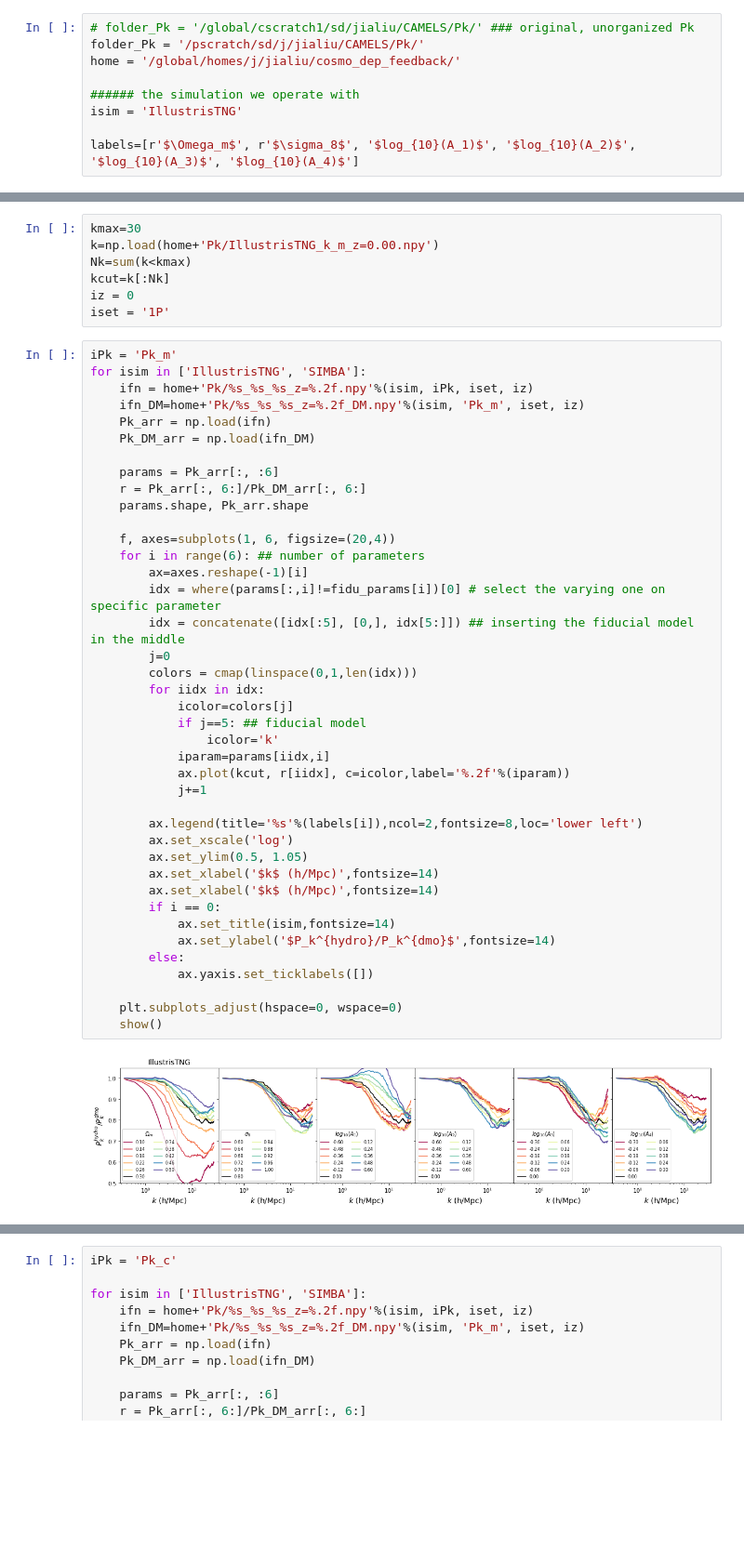
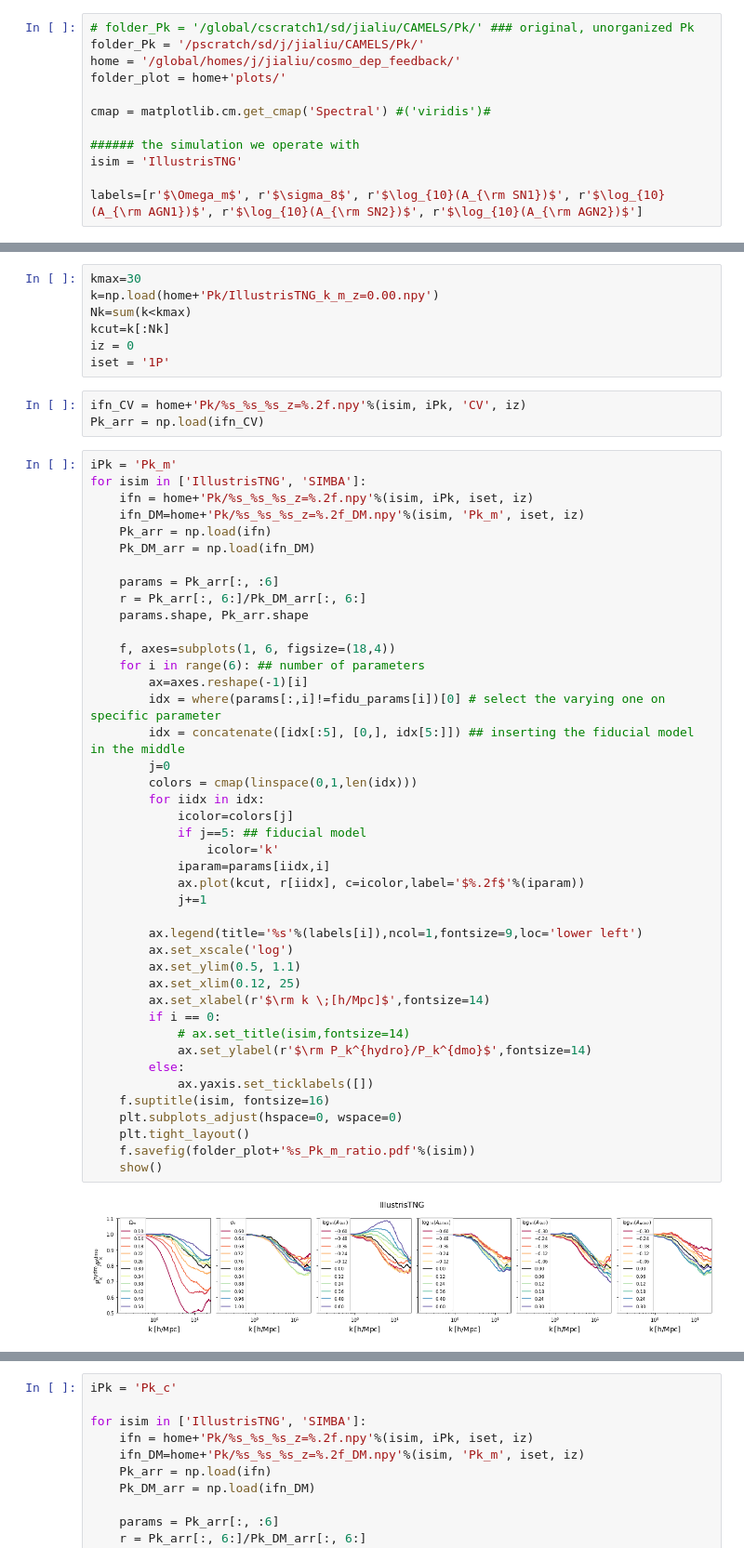
Before and after one commit to liuxx479/cosmo_dep_feedback, a Jupyter notebook: Pk_1P.ipynb, the cells around one changed output, grey strips where cells are left out. Shown at 93% size. Saved outputs shown, nothing was run; the diff lists cells and outputs as text; blank space fills up the shorter version.

Commit message:
update 1P plots

```diff
--- a/Pk_1P.ipynb
+++ b/Pk_1P.ipynb
@@ -10,11 +10,14 @@ import pickle
 # folder_Pk = '/global/cscratch1/sd/jialiu/CAMELS/Pk/' ### original, unorganized Pk
 folder_Pk = '/pscratch/sd/j/jialiu/CAMELS/Pk/'
 home = '/global/homes/j/jialiu/cosmo_dep_feedback/'
+folder_plot = home+'plots/'
+
+cmap = matplotlib.cm.get_cmap('Spectral') #('viridis')#
 
 ###### the simulation we operate with
 isim = 'IllustrisTNG'
 
-labels=[r'$\Omega_m$', r'$\sigma_8$', '$log_{10}(A_1)$', '$log_{10}(A_2)$', '$log_{10}(A_3)$', '$log_{10}(A_4)$']
+labels=[r'$\Omega_m$', r'$\sigma_8$', r'$\log_{10}(A_{\rm SN1})$', r'$\log_{10}(A_{\rm AGN1})$', r'$\log_{10}(A_{\rm SN2})$', r'$\log_{10}(A_{\rm AGN2})$']
 # %%
 ### fixed parameters:
 Omega_b = 0.049
@@ -33,45 +39,50 @@ Nk=sum(k<kmax)
 kcut=k[:Nk]
 iz = 0
 iset = '1P'
+# %%
+ifn_CV = home+'Pk/%s_%s_%s_z=%.2f.npy'%(isim, iPk, 'CV', iz)
+Pk_arr = np.load(ifn_CV)
 # %%
 iPk = 'Pk_m'
 for isim in ['IllustrisTNG', 'SIMBA']:
     ifn = home+'Pk/%s_%s_%s_z=%.2f.npy'%(isim, iPk, iset, iz)
     ifn_DM=home+'Pk/%s_%s_%s_z=%.2f_DM.npy'%(isim, 'Pk_m', iset, iz)
     Pk_arr = np.load(ifn)
     Pk_DM_arr = np.load(ifn_DM)
 
     params = Pk_arr[:, :6]
     r = Pk_arr[:, 6:]/Pk_DM_arr[:, 6:]
     params.shape, Pk_arr.shape
 
-    f, axes=subplots(1, 6, figsize=(20,4))
+    f, axes=subplots(1, 6, figsize=(18,4))
     for i in range(6): ## number of parameters
         ax=axes.reshape(-1)[i]
         idx = where(params[:,i]!=fidu_params[i])[0] # select the varying one on specific parameter
         idx = concatenate([idx[:5], [0,], idx[5:]]) ## inserting the fiducial model in the middle
         j=0
         colors = cmap(linspace(0,1,len(idx)))
         for iidx in idx:
             icolor=colors[j]
             if j==5: ## fiducial model
                 icolor='k'
             iparam=params[iidx,i]
-            ax.plot(kcut, r[iidx], c=icolor,label='%.2f'%(iparam))
+            ax.plot(kcut, r[iidx], c=icolor,label='$%.2f$'%(iparam))
             j+=1
 
-        ax.legend(title='%s'%(labels[i]),ncol=2,fontsize=8,loc='lower left')
+        ax.legend(title='%s'%(labels[i]),ncol=1,fontsize=9,loc='lower left')
         ax.set_xscale('log')
-        ax.set_ylim(0.5, 1.05)
-        ax.set_xlabel('$k$ (h/Mpc)',fontsize=14)
-        ax.set_xlabel('$k$ (h/Mpc)',fontsize=14)
+        ax.set_ylim(0.5, 1.1)
+        ax.set_xlim(0.12, 25)
+        ax.set_xlabel(r'$\rm k \;[h/Mpc]$',fontsize=14)
         if i == 0:
-            ax.set_title(isim,fontsize=14)
-            ax.set_ylabel('$P_k^{hydro}/P_k^{dmo}$',fontsize=14)
+            # ax.set_title(isim,fontsize=14)
+            ax.set_ylabel(r'$\rm P_k^{hydro}/P_k^{dmo}$',fontsize=14)
         else:
             ax.yaxis.set_ticklabels([])
-
+    f.suptitle(isim, fontsize=16)
     plt.subplots_adjust(hspace=0, wspace=0)
+    plt.tight_layout()
+    f.savefig(folder_plot+'%s_Pk_m_ratio.pdf'%(isim))
     show()
 # %% [output]
-[figure, old version]
+[figure, new version]
```
Also changed, not shown: parts of 3 cells of this notebook, 2 other files.
